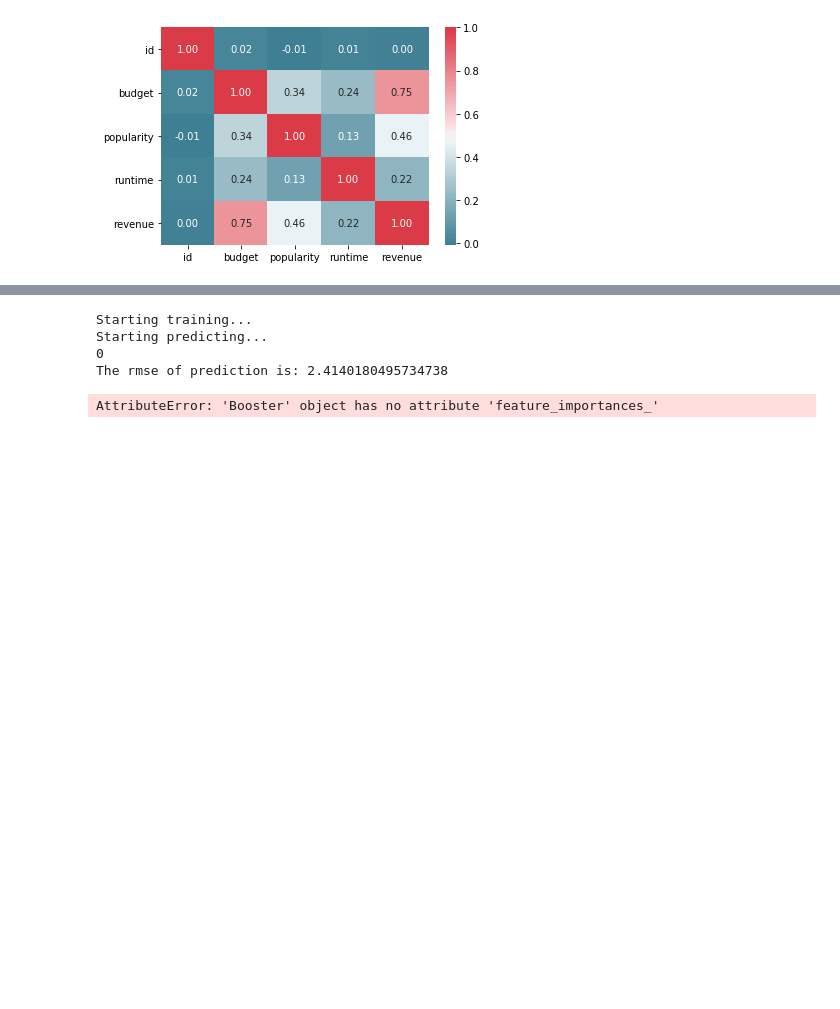
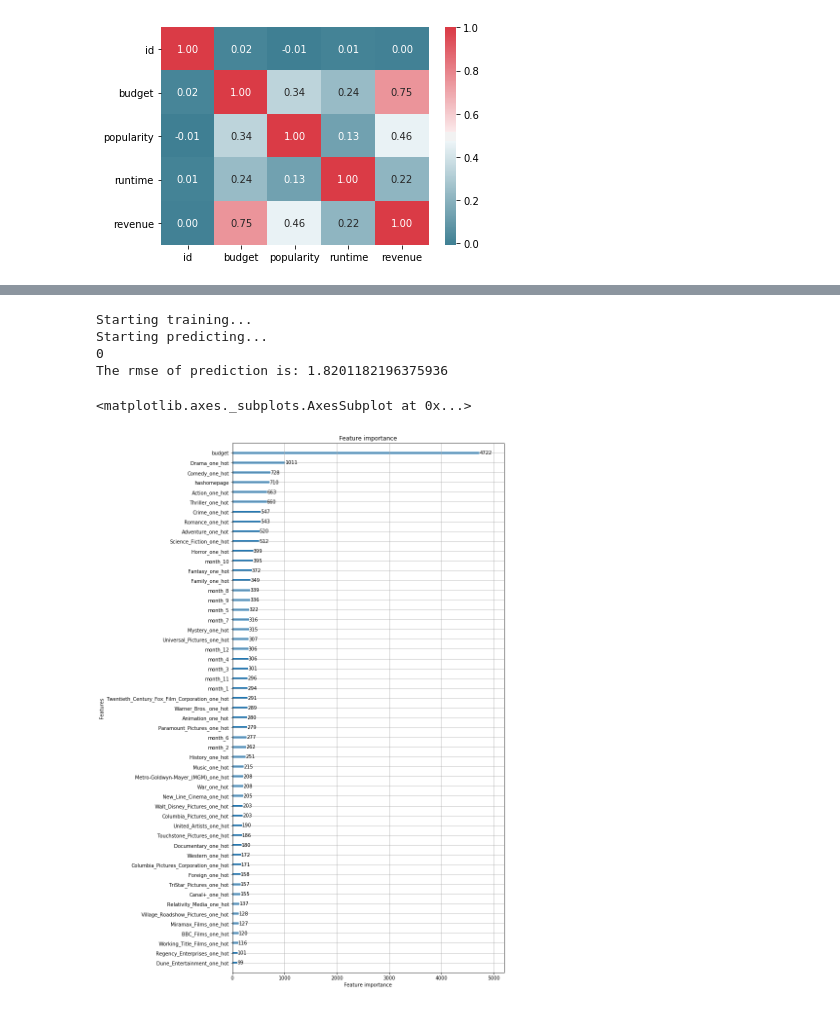
Before and after one commit to Adrian-Salazar411/Box-Office-Predictions, a Jupyter notebook: BoxOfficePredictions.ipynb, the cells around one changed output, grey strips where cells are left out. Cells and saved outputs as stored; diff of their text form; code cells hidden in the pictures; blank space fills up the shorter version.

Commit message:
cleaned up some functions and added cast features

```diff
--- a/BoxOfficePredictions.ipynb
+++ b/BoxOfficePredictions.ipynb
@@ -202,6 +158,12 @@ toptwentycompanies = [x for x,y in common_companies]
 for company in toptwentycompanies:
     one_hot = [1 if company in x else 0 for x in df['production_companies']]
     train[company + ' one hot'] = one_hot
+
+common_actors = Counter([i for j in df['cast'] for i in j]).most_common(20)
+top20actors = [x for x,y in common_actors]
+for actor in top20actors:
+    one_hot = [1 if company in x else 0 for x in df['cast']]
+    train[actor + ' one hot'] = one_hot
 # %%
 from sklearn.feature_selection import SelectKBest, f_classif,chi2
 y = np.log(df['revenue'])
@@ -230,3 +190,9 @@ Timestamp('2015-02-20 00:00:00')
+# %%
+month_one_hot = pd.get_dummies(df['release_date'].apply(lambda x:x.month))
+for i in month_one_hot.columns:
+    train['month_' + str(i)] = month_one_hot[i]
+# %%
+train = train.drop('TV Movie one hot', axis = 1)
 # %%
 
 lgb_train = lgb.Dataset(train, y)
@@ -237,9 +203,12 @@ params = {
     'boosting_type': 'gbdt',
     'objective': 'regression',
     'num_leaves': 40,
-    'learning_rate': 0.0009,
+    'learning_rate': 0.09,
     'bagging_fraction': 0.2,
-    'metric':'rmse'
+    'feature_fraction':.2,
+    'lambda_l2':.5,
+    'metric':'rmse',
+    'eval_at':5
 }
 
 print('Starting training...')
@@ -260,14 +229,4 @@ print('The rmse of prediction is:', mean_squared_error(y, y_pred) ** 0.5)
 Starting training...
 Starting predicting...
 0
-The rmse of prediction is: 2.4140180495734738
+The rmse of prediction is: 1.8201182196375936
-# %%
-feature_imp = pd.DataFrame(sorted(zip(gbm.feature_importances_,X.columns)), columns=['Value','Feature'])
-
-plt.figure(figsize=(20, 10))
-sns.barplot(x="Value", y="Feature", data=feature_imp.sort_values(by="Value", ascending=False))
-plt.title('LightGBM Features (avg over folds)')
-plt.tight_layout()
-plt.show()
-# %% [output]
-AttributeError: 'Booster' object has no attribute 'feature_importances_'
@@ -286,0 +233,5 @@ grid_search.best_estimator_
+# %%
+lgb.plot_importance(gbm,figsize = (10,20))
+# %% [output]
+<matplotlib.axes._subplots.AxesSubplot at 0x...>
+[figure, added]
```
Also changed, not shown: parts of 13 cells of this notebook.
